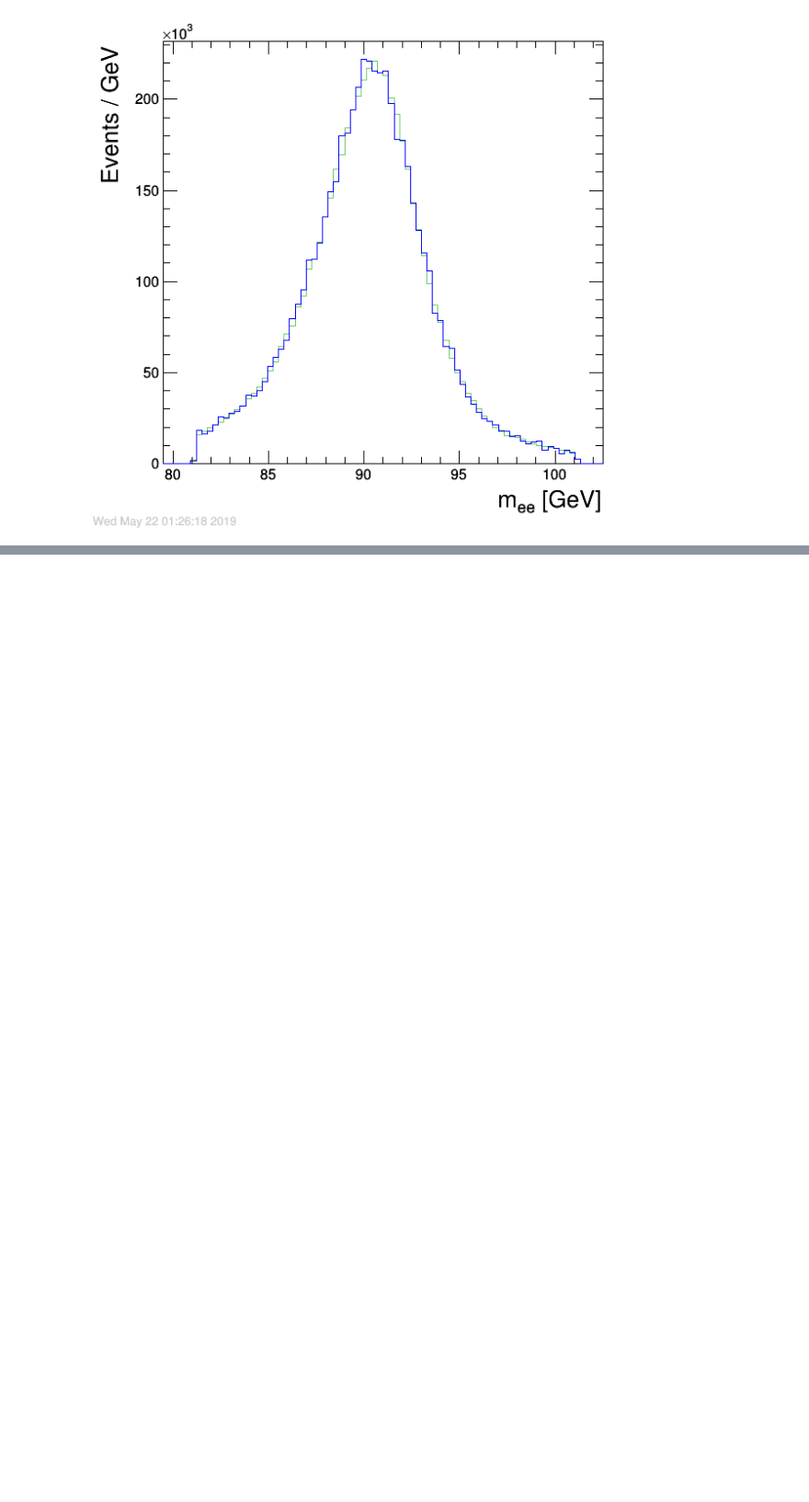
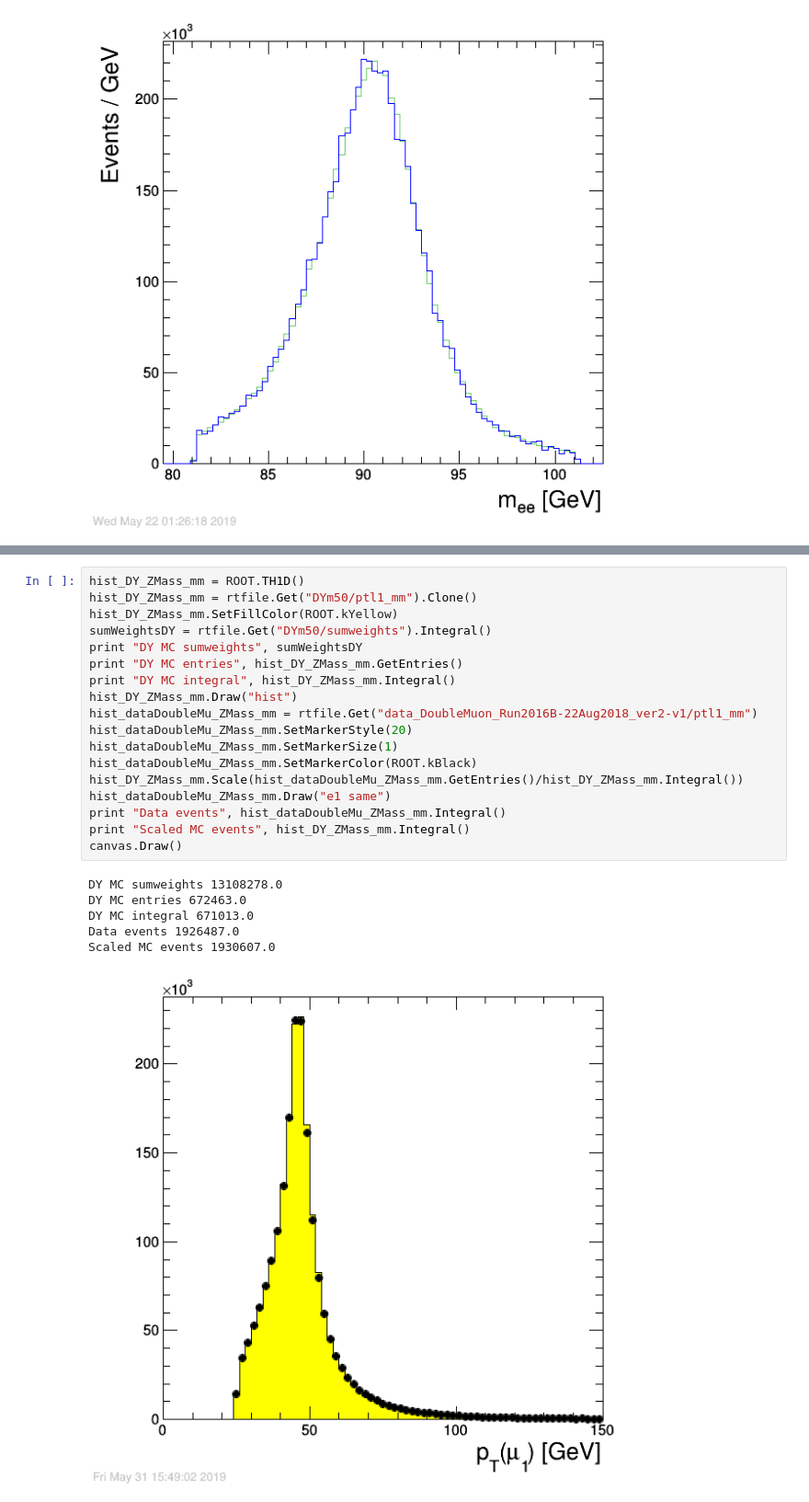
Before and after one commit to uhussain/VVAnalysis, a Jupyter notebook: Notebooks/ZSelectorTest.ipynb, the cells around one changed output, grey strips where cells are left out. Shown at 92% size. Cells and saved outputs as stored; diff of their text form; blank space fills up the shorter version.

```diff
--- a/Notebooks/ZSelectorTest.ipynb
+++ b/Notebooks/ZSelectorTest.ipynb
@@ -294,0 +316,25 @@ Error in <TFile::TFile>: file testZ.root does not exist
+# %%
+hist_DY_ZMass_mm = ROOT.TH1D()
+hist_DY_ZMass_mm = rtfile.Get("DYm50/ptl1_mm").Clone()
+hist_DY_ZMass_mm.SetFillColor(ROOT.kYellow)
+sumWeightsDY = rtfile.Get("DYm50/sumweights").Integral()
+print "DY MC sumweights", sumWeightsDY
+print "DY MC entries", hist_DY_ZMass_mm.GetEntries()
+print "DY MC integral", hist_DY_ZMass_mm.Integral()
+hist_DY_ZMass_mm.Draw("hist")
+hist_dataDoubleMu_ZMass_mm = rtfile.Get("data_DoubleMuon_Run2016B-22Aug2018_ver2-v1/ptl1_mm")
+hist_dataDoubleMu_ZMass_mm.SetMarkerStyle(20)
+hist_dataDoubleMu_ZMass_mm.SetMarkerSize(1)
+hist_dataDoubleMu_ZMass_mm.SetMarkerColor(ROOT.kBlack)
+hist_DY_ZMass_mm.Scale(hist_dataDoubleMu_ZMass_mm.GetEntries()/hist_DY_ZMass_mm.Integral())
+hist_dataDoubleMu_ZMass_mm.Draw("e1 same")
+print "Data events", hist_dataDoubleMu_ZMass_mm.Integral()
+print "Scaled MC events", hist_DY_ZMass_mm.Integral()
+canvas.Draw()
+# %% [output]
+DY MC sumweights 13108278.0
+DY MC entries 672463.0
+DY MC integral 671013.0
+Data events 1926487.0
+Scaled MC events 1930607.0
+[figure, added]
```
Also changed, not shown: parts of 4 cells of this notebook, 2 other files.
